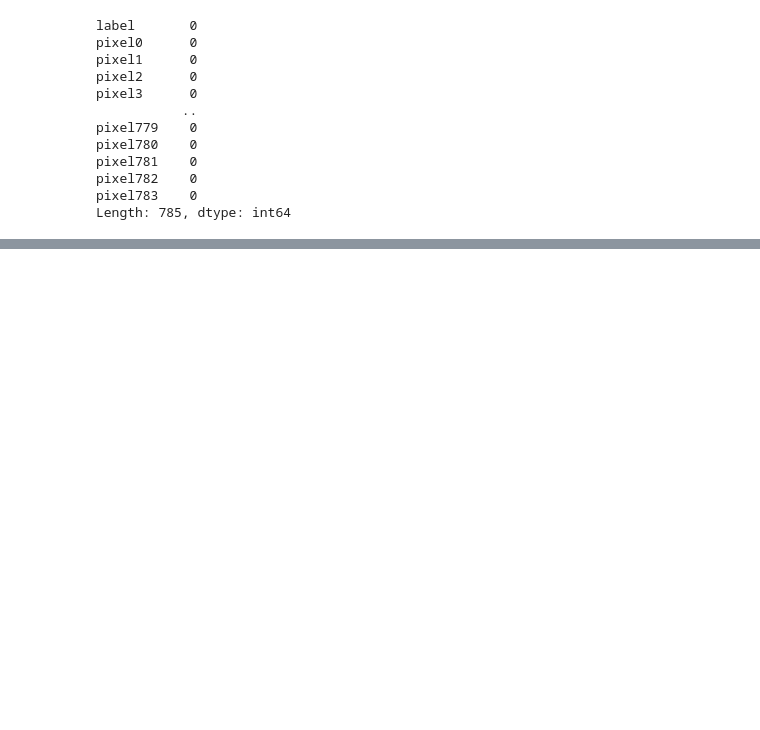
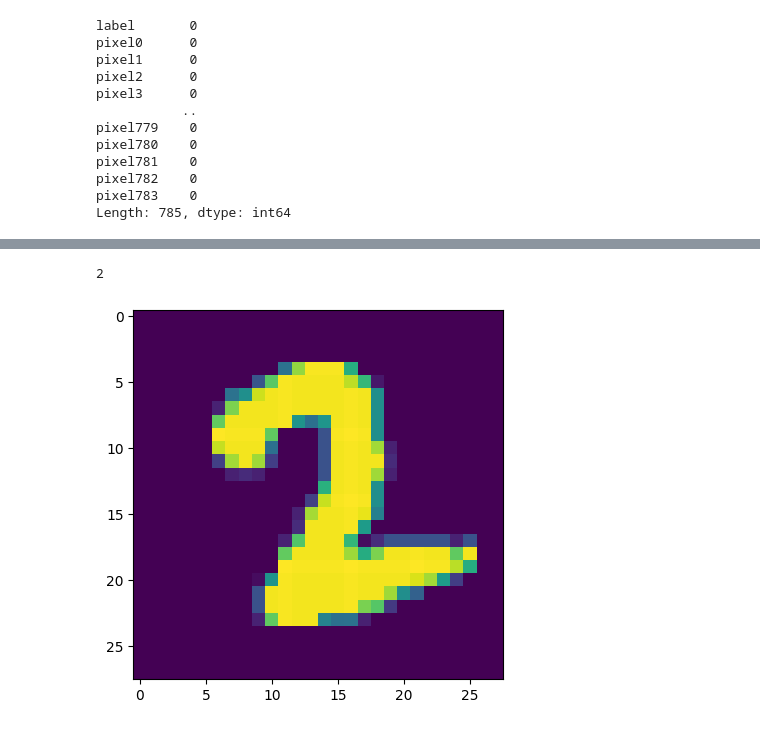
Before and after one commit to satyam1256/Data_Science, a Jupyter notebook: Machine_Learning/Projects/Handwritten Digit Recognizer/index.ipynb, the cells around one changed output, grey strips where cells are left out. Cells and saved outputs as stored; diff of their text form; code cells hidden in the pictures; blank space fills up the shorter version.

```diff
--- a/Machine_Learning/Projects/Handwritten Digit Recognizer/index.ipynb
+++ b/Machine_Learning/Projects/Handwritten Digit Recognizer/index.ipynb
@@ -91,0 +192,10 @@ Length: 785, dtype: int64
+# %%
+int(knn.predict(x_test[35,:].reshape(1,-1)))
+# %% [output]
+2
+# %%
+num = np.array(test.iloc[35, :]).reshape(28,28)
+plt.imshow(num)
+plt.show()
+# %% [output]
+[figure, added]
```
Also changed, not shown: parts of 25 cells of this notebook, 1 other file.
